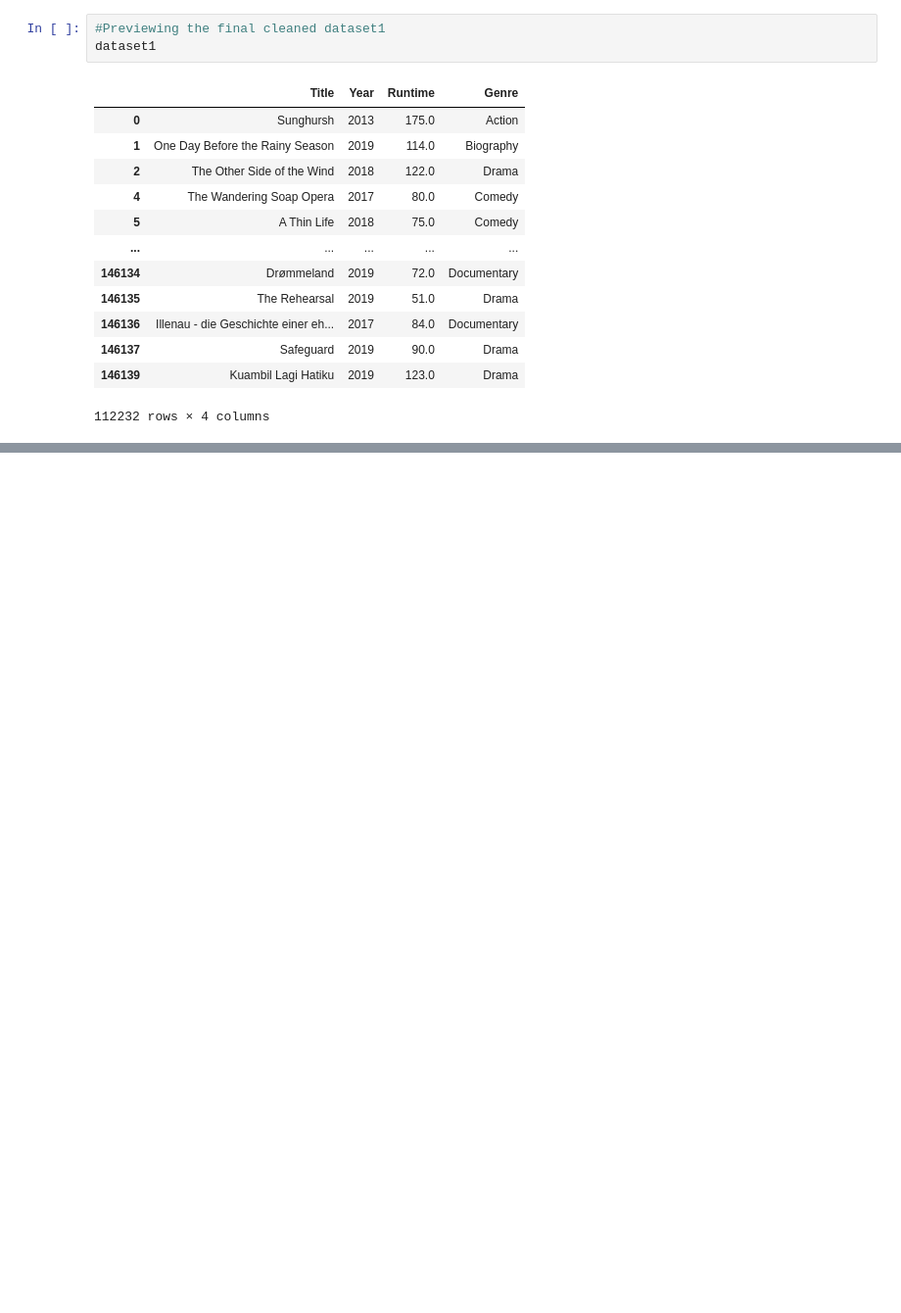
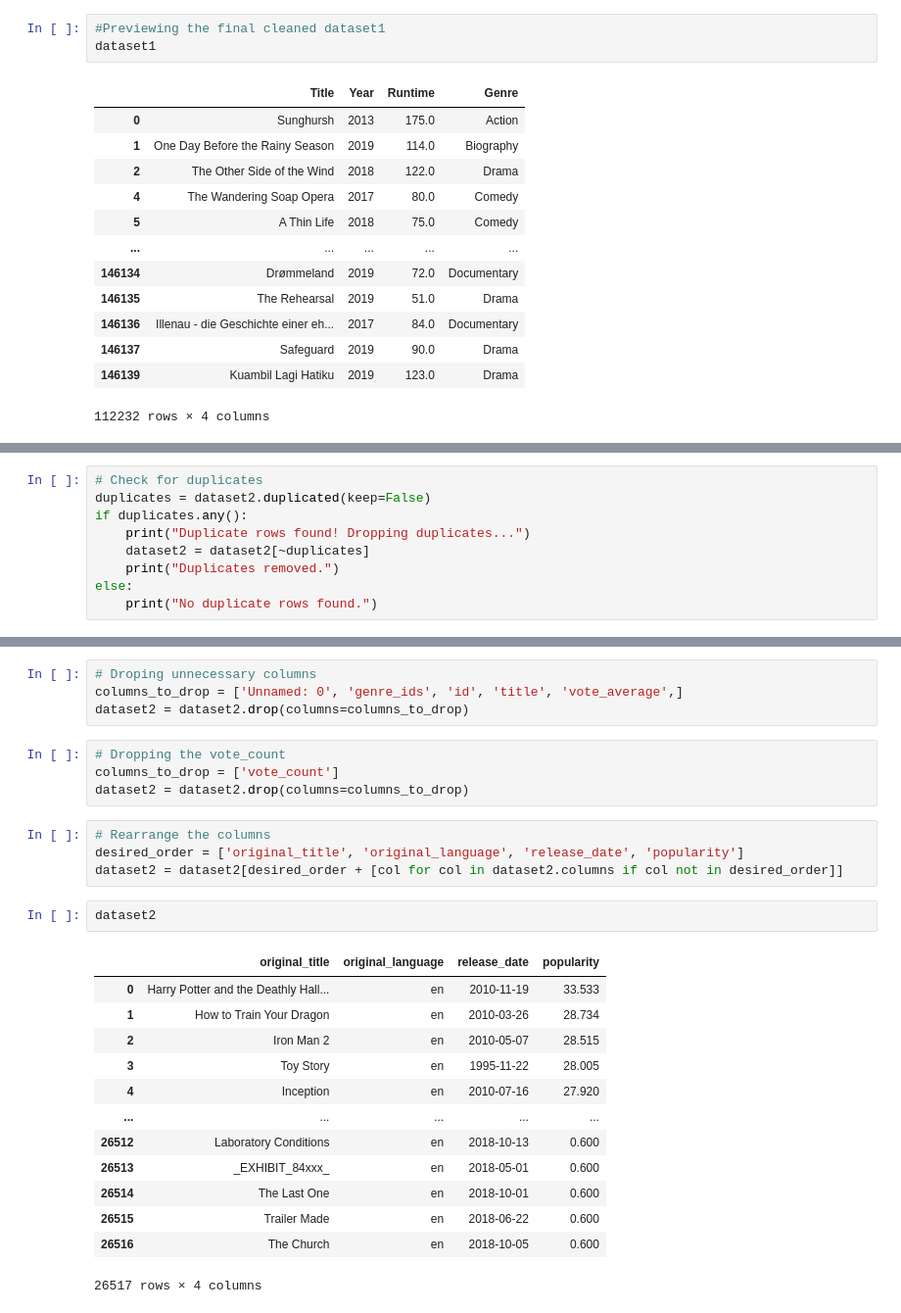
Before and after one commit to Ivan3864/Microsoft-Movie-Studio-Analysis, a Jupyter notebook: insight.ipynb, the cells around one changed output, grey strips where cells are left out. Shown: that part at 98% size. Cells and saved outputs as stored; diff of their text form; blank space fills up the shorter version.

Commit message:
Complete data cleaning on dataset2

```diff
--- a/insight.ipynb
+++ b/insight.ipynb
@@ -262,0 +277,9 @@ dataset1
+# %%
+# Check for duplicates
+duplicates = dataset2.duplicated(keep=False)
+if duplicates.any():
+    print("Duplicate rows found! Dropping duplicates...")
+    dataset2 = dataset2[~duplicates]
+    print("Duplicates removed.")
+else:
+    print("No duplicate rows found.")
@@ -262,0 +304,28 @@ dataset1
+# %%
+# Droping unnecessary columns
+columns_to_drop = ['Unnamed: 0', 'genre_ids', 'id', 'title', 'vote_average',]
+dataset2 = dataset2.drop(columns=columns_to_drop)
+# %%
+# Dropping the vote_count
+columns_to_drop = ['vote_count']
+dataset2 = dataset2.drop(columns=columns_to_drop)
+# %%
+# Rearrange the columns
+desired_order = ['original_title', 'original_language', 'release_date', 'popularity']
+dataset2 = dataset2[desired_order + [col for col in dataset2.columns if col not in desired_order]]
+# %%
+dataset2
+# %% [output]
+|  | original_title | original_language | release_date | popularity |
+| 0 | Harry Potter and the Deathly Hall... | en | 2010-11-19 | 33.533 |
+| 1 | How to Train Your Dragon | en | 2010-03-26 | 28.734 |
+| 2 | Iron Man 2 | en | 2010-05-07 | 28.515 |
+| 3 | Toy Story | en | 1995-11-22 | 28.005 |
+| 4 | Inception | en | 2010-07-16 | 27.920 |
+| ... | ... | ... | ... | ... |
+| 26512 | Laboratory Conditions | en | 2018-10-13 | 0.600 |
+| 26513 | _EXHIBIT_84xxx_ | en | 2018-05-01 | 0.600 |
+| 26514 | The Last One | en | 2018-10-01 | 0.600 |
+| 26515 | Trailer Made | en | 2018-06-22 | 0.600 |
+| 26516 | The Church | en | 2018-10-05 | 0.600 |
+26517 rows × 4 columns
```
Also changed, not shown: parts of 12 cells of this notebook.
